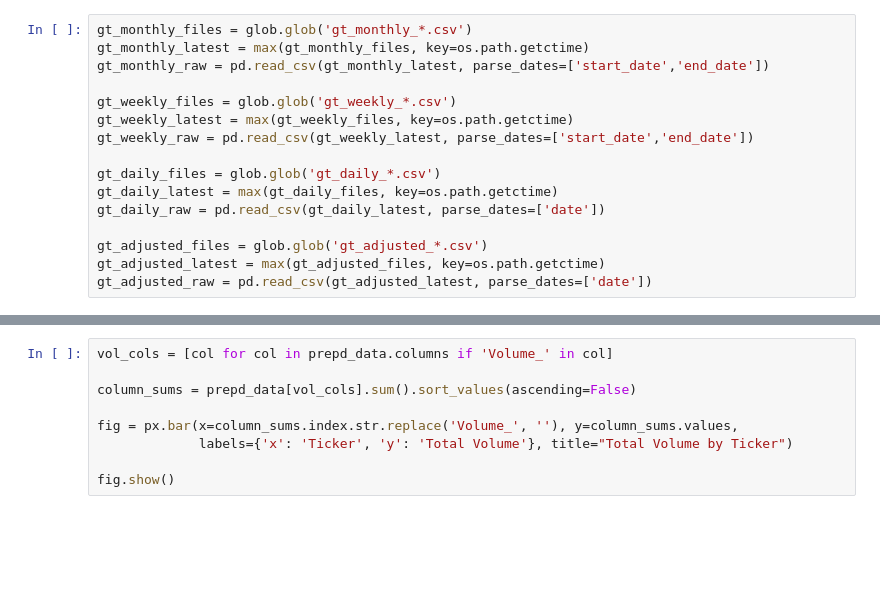
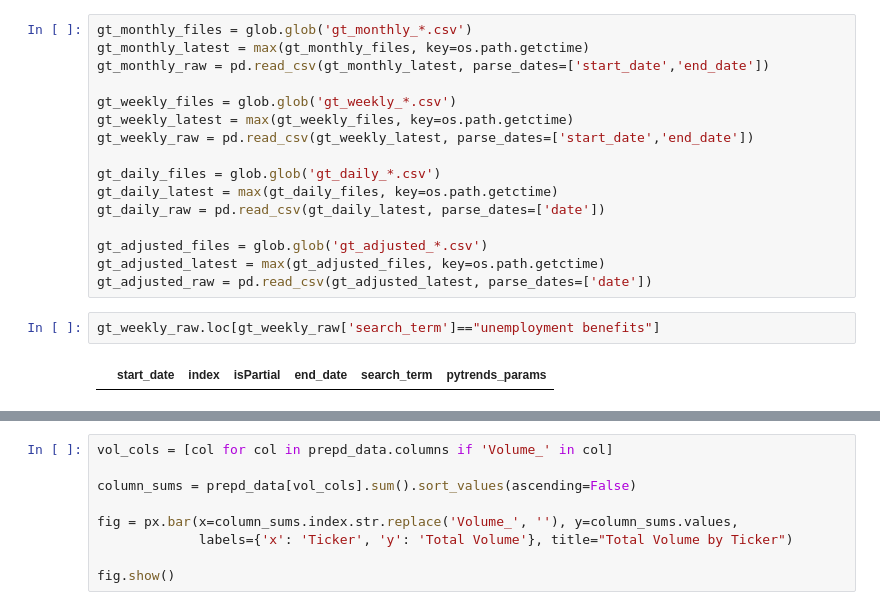
Before and after one commit to kylezengo/preds, a Jupyter notebook: Exploratory data analysis.ipynb, the cells around one changed output, grey strips where cells are left out. Drawn from its saved outputs; the diff is of its cells as text; blank space fills up the shorter version.

```diff
--- a/Exploratory data analysis.ipynb
+++ b/Exploratory data analysis.ipynb
@@ -37,4 +61,8 @@ gt_daily_raw = pd.read_csv(gt_daily_latest, parse_dates=['date'])
 gt_adjusted_files = glob.glob('gt_adjusted_*.csv')
 gt_adjusted_latest = max(gt_adjusted_files, key=os.path.getctime)
 gt_adjusted_raw = pd.read_csv(gt_adjusted_latest, parse_dates=['date'])
+# %%
+gt_weekly_raw.loc[gt_weekly_raw['search_term']=="unemployment benefits"]
+# %% [output]
+|  | start_date | index | isPartial | end_date | search_term | pytrends_params |
 # %%
```
Also changed, not shown: parts of 3 cells of this notebook, 5 other files.
